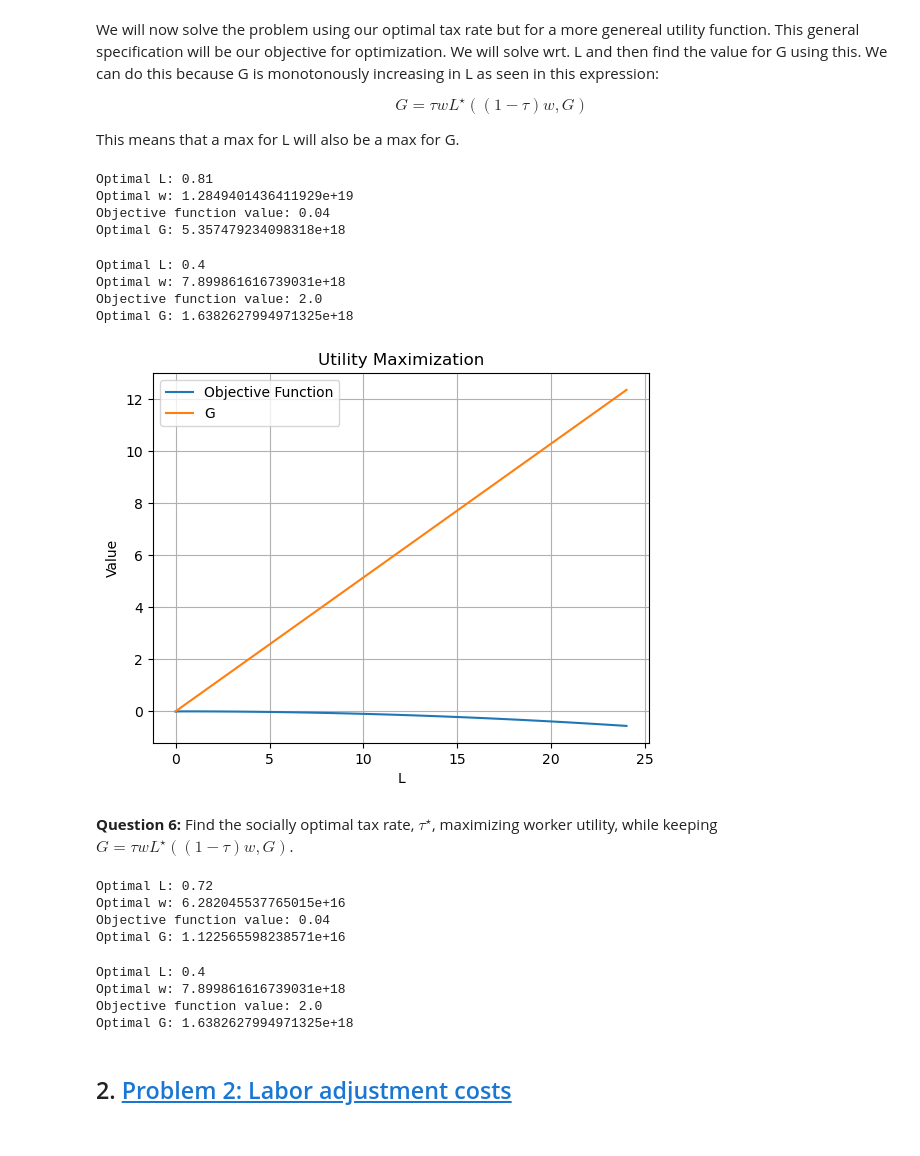
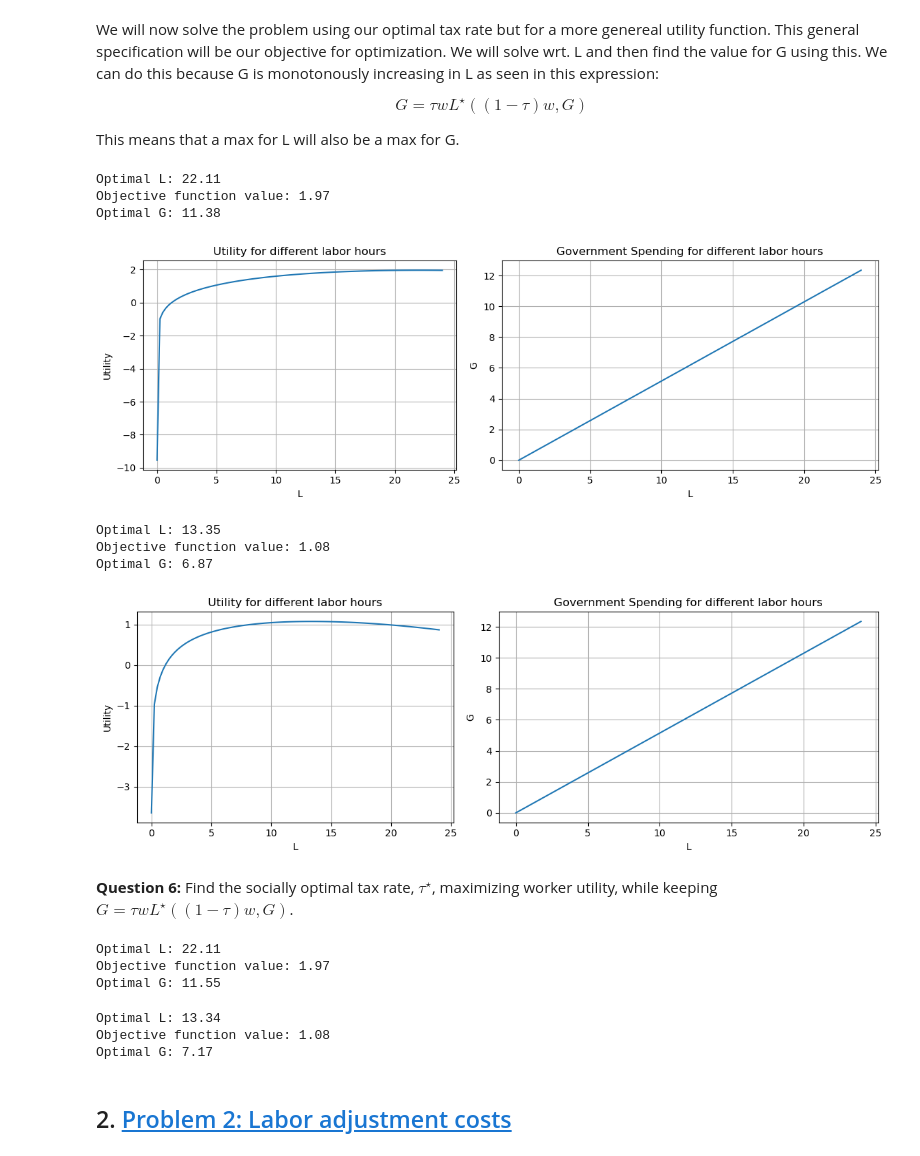
Before and after one commit to NumEconCopenhagen/projects-2023-bpr871, a Jupyter notebook: bpr871_eksamen/Q1-sissel.ipynb, the cells around one changed output. Saved outputs shown, nothing was run; the diff lists cells and outputs as text; code cells hidden in the pictures.

```diff
--- a/bpr871_eksamen/Q1-sissel.ipynb
+++ b/bpr871_eksamen/Q1-sissel.ipynb
@@ -315,57 +315,53 @@ This means that a max for L will also be a max for G.
 # Fixing tau at the optimal value obtained in previous question
 instance_q1.par1.tau = instance_q1.optimal_tau
 
-# Call the optimize_and_print_ces method for parameters in Set 1 and variables to optimize over
-instance_q1.optimize_and_print_ces(par='par1', var='L_w')
+# Call the optimize_and_print_ces method for Set 1 parameters and optimize over L
+instance_q1.optimize_and_print_ces(par='par1', var='L')
 # %% [output]
-Optimal L: 0.81
-Optimal w: 1.2849401436411929e+19
-Objective function value: 0.04
-Optimal G: 5.357479234098318e+18
+Optimal L: 22.11
+Objective function value: 1.97
+Optimal G: 11.38
 # %%
-instance_q1.illustrate_optimal_ces(par='par1',var='L_w')
+instance_q1.illustrate_optimal_ces(par='par1',var='L')
+# %% [output]
+[figure, added]
 # %%
 # Solution for parameters in Set 2:
 # Fixing tau at the optimal value obtained in previous question
 instance_q1.par2.tau = instance_q1.optimal_tau
 
 # Call the optimize_tau_and_print_ces method
-instance_q1.optimize_and_print_ces(par='par2',var='L_w')
+instance_q1.optimize_and_print_ces(par='par2',var='L')
 # %% [output]
-Optimal L: 0.4
-Optimal w: 7.899861616739031e+18
-Objective function value: 2.0
-Optimal G: 1.6382627994971325e+18
+Optimal L: 13.35
+Objective function value: 1.08
+Optimal G: 6.87
 # %%
-instance_q1.illustrate_optimal_ces(par='par1',var='L_w')
+instance_q1.illustrate_optimal_ces(par='par2',var='L')
 # %% [output]
-[figure, old version]
+[figure, new version]
 # %% [markdown]
 **Question 6:** Find the socially optimal tax rate, $\tau^{\star}$, maximizing worker utility, while keeping $G = \tau w L^{\star}((1-\tau)w,G)$.
 # %%
 # Solution for parameters in Set 1:
 # Fixing tau at the optimal value obtained in previous question
-instance_q1.par1.tau = instance_q1.optimal_tau
+#instance_q1.par1.tau = instance_q1.optimal_tau
 
 # Call the optimize_tau_and_print_ces method
-instance_q1.optimize_and_print_ces(par='par1', var='L_w_tau')
+instance_q1.optimize_and_print_ces(par='par1', var='L_tau')
 # %% [output]
-Optimal L: 0.72
-Optimal w: 6.282045537765015e+16
-Objective function value: 0.04
-Optimal G: 1.122565598238571e+16
+Optimal L: 22.11
+Objective function value: 1.97
+Optimal G: 11.55
 # %%
 # Solution for parameters in Set 2:
-# Fixing tau at the optimal value obtained in previous question
-instance_q1.par1.tau = instance_q1.optimal_tau
 
 # Call the optimize_tau_and_print_ces method
-instance_q1.optimize_and_print_ces(par='par2', var='L_w')
+instance_q1.optimize_and_print_ces(par='par2', var='L_tau')
 # %% [output]
-Optimal L: 0.4
-Optimal w: 7.899861616739031e+18
-Objective function value: 2.0
-Optimal G: 1.6382627994971325e+18
+Optimal L: 13.34
+Objective function value: 1.08
+Optimal G: 7.17
 # %% [markdown]
 ## 2. <a id='toc2_'></a>[Problem 2: Labor adjustment costs](#toc0_)
 # %% [markdown]
```
Also changed, not shown: 1 other file.
